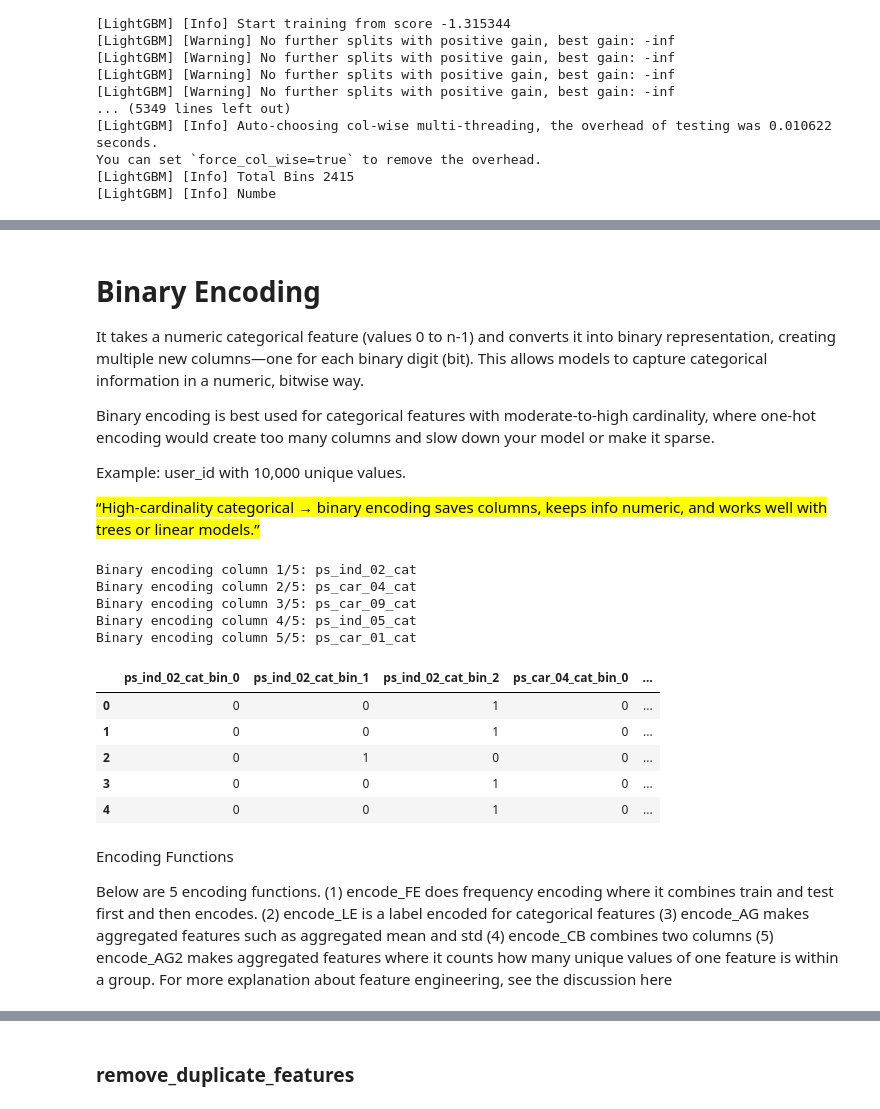
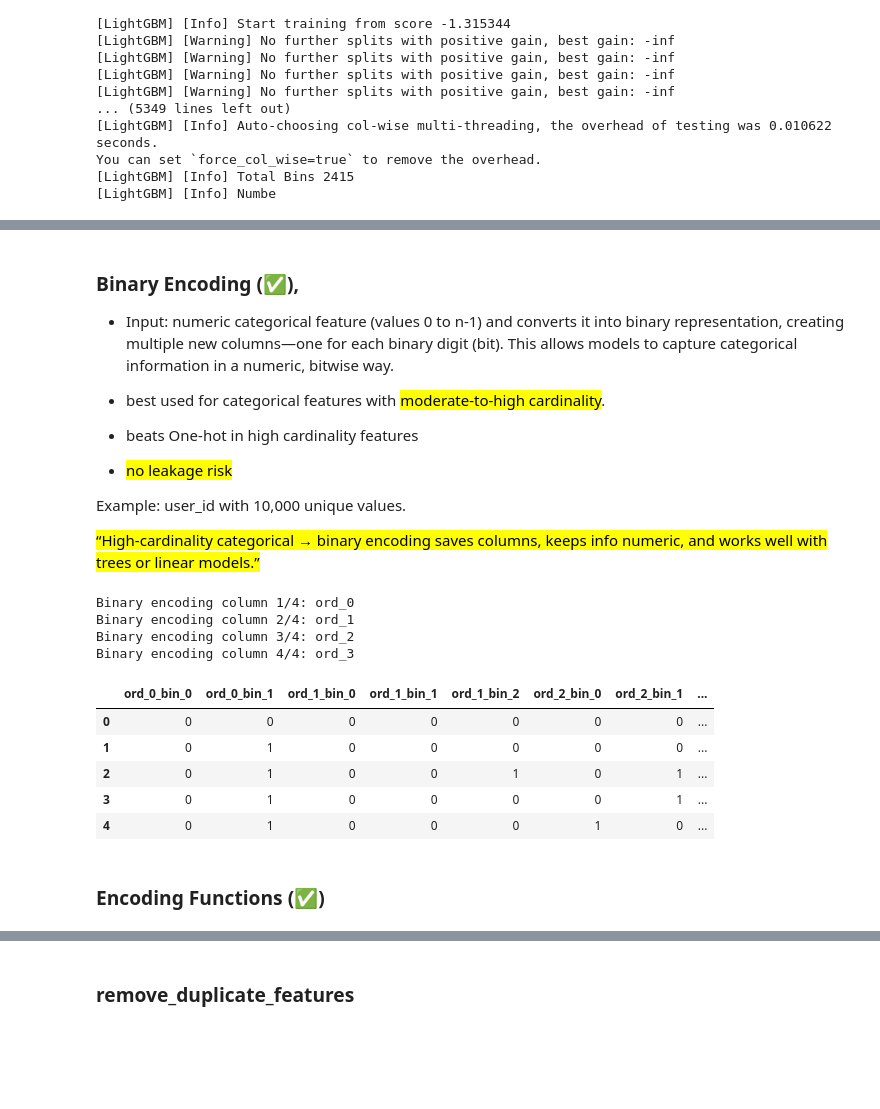
Before and after one commit to ismailSadouki/x42, a Jupyter notebook: models/feature_generation.ipynb, the cells around one changed output, grey strips where cells are left out. Drawn from its saved outputs; the diff is of its cells as text; code cells hidden in the pictures; blank space fills up the shorter version.

```diff
--- a/models/feature_generation.ipynb
+++ b/models/feature_generation.ipynb
@@ -46,0 +52,16 @@ y_train_int = y_train.astype(int)
+# %%
+# -------------------------------
+# Load Data
+# -------------------------------
+from src.data_loader import load_data, prepare_data
+
+
+X_train, X_test, y_train, y_test = load_data("raw")
+# Prepare
+X_train, X_test, y_train_numeric, y_test_numeric, test_ids, num_classes, int_to_label = prepare_data(
+    X_train, X_test, y_train, y_test, target=cfg.TARGET, drop_id=True # ,label_map = {"A": 1, "B": 0, "C": 2}
+)
+
+# Ensure y is numpy array
+y_train_numeric = np.array(y_train_numeric)
+y_test_numeric = np.array(y_test_numeric) if y_test_numeric is not None else None
@@ -55,2 +109,8 @@ Index(['CreditScore', 'Geography', 'Gender', 'Age', 'Tenure', 'Balance',
       dtype='object')
+# %%
+bin_cols = ['bin_0', 'bin_1', 'bin_2', 'bin_3', 'bin_4']
+nom_cols = ['nom_0', 'nom_1', 'nom_2', 'nom_3', 'nom_4']
+ord_cols = ['ord_0', 'ord_1', 'ord_2', 'ord_3']
+date_cols = ['day', 'month']
+high_card_feats = ['nom_5', 'nom_6', 'nom_7', 'nom_8', 'nom_9']
 # %% [markdown]
@@ -2047,9 +2139,12 @@ Encoding column                                                ps_car_11_cat
 # %% [markdown]
-# Binary Encoding
+### Binary Encoding (✅),
 
-It takes a numeric categorical feature (values 0 to n‑1) and converts it into binary representation, creating multiple new columns—one for each binary digit (bit). This allows models to capture categorical information in a numeric, bitwise way.
+- Input: numeric categorical feature (values 0 to n‑1) and converts it into binary representation, creating multiple new columns—one for each binary digit (bit). This allows models to capture categorical information in a numeric, bitwise way.
 
-Binary encoding is best used for categorical features with moderate-to-high cardinality, where one-hot encoding would create too many columns and slow down your model or make it sparse.
+
+- best used for categorical features with <mark>moderate-to-high cardinality</mark>.
+- beats One-hot in high cardinality features
+- <mark>no leakage risk</mark>
 
 Example: user_id with 10,000 unique values.
 
@@ -2117,26 +2223,33 @@ def binary_encoding(cols, train_df, test_df, verbose=True):
 
     return train_bin, test_bin, bin_features
 # %%
-cols_to_binary = ['ps_ind_02_cat','ps_car_04_cat', 'ps_car_09_cat',
-          'ps_ind_05_cat', 'ps_car_01_cat']
-train_bin, test_bin, bin_features = binary_encoding(cols_to_binary, X_train, X_test)
+# INPUT:
+# Ordinal / label-encoded categorical features ord_1: 0, 1, 2, 3
+# Integer categorical features (ID-like categories) e.g city_id: 12, 45, 78, 102
+# Binary / low-cardinality encoded categories e.g 0 / 1 / 2 / 3 / 4 (few unique values)
+# When categories are ID-like (not semantic)
+# ❌ Do NOT pass these: “binary columns = 0/1 features” / Continuous numeric / One-hot encoded / Text
+# ❌ not good for low-cardinality -> use One-hot
+# ❌ dont use when ordinal meaning matters
 
-train_bin.head()
+cols_to_binary = ord_cols
+X_train_bin_enc, X_test_bin_enc, bin_features = binary_encoding(cols_to_binary, X_train, X_test)
+
+
+
+X_train_bin_enc.head()
 # %% [output]
-Binary encoding column 1/5: ps_ind_02_cat
-Binary encoding column 2/5: ps_car_04_cat
-Binary encoding column 3/5: ps_car_09_cat
-Binary encoding column 4/5: ps_ind_05_cat
-Binary encoding column 5/5: ps_car_01_cat
+Binary encoding column 1/4: ord_0
+Binary encoding column 2/4: ord_1
+Binary encoding column 3/4: ord_2
+Binary encoding column 4/4: ord_3
-|  | ps_ind_02_cat_bin_0 | ps_ind_02_cat_bin_1 | ps_ind_02_cat_bin_2 | ps_car_04_cat_bin_0 | ... |
-| 0 | 0 | 0 | 1 | 0 | ... |
-| 1 | 0 | 0 | 1 | 0 | ... |
-| 2 | 0 | 1 | 0 | 0 | ... |
-| 3 | 0 | 0 | 1 | 0 | ... |
-| 4 | 0 | 0 | 1 | 0 | ... |
+|  | ord_0_bin_0 | ord_0_bin_1 | ord_1_bin_0 | ord_1_bin_1 | ord_1_bin_2 | ord_2_bin_0 | ord_2_bin_1 | ... |
+| 0 | 0 | 0 | 0 | 0 | 0 | 0 | 0 | ... |
+| 1 | 0 | 1 | 0 | 0 | 0 | 0 | 0 | ... |
+| 2 | 0 | 1 | 0 | 0 | 1 | 0 | 1 | ... |
+| 3 | 0 | 1 | 0 | 0 | 0 | 0 | 1 | ... |
+| 4 | 0 | 1 | 0 | 0 | 0 | 1 | 0 | ... |
 # %% [markdown]
 
-Encoding Functions
-
-Below are 5 encoding functions. (1) encode_FE does frequency encoding where it combines train and test first and then encodes. (2) encode_LE is a label encoded for categorical features (3) encode_AG makes aggregated features such as aggregated mean and std (4) encode_CB combines two columns (5) encode_AG2 makes aggregated features where it counts how many unique values of one feature is within a group. For more explanation about feature engineering, see the discussion here
+### Encoding Functions (✅)
 # %%
```
Also changed, not shown: parts of 122 cells of this notebook, 37 other files.
